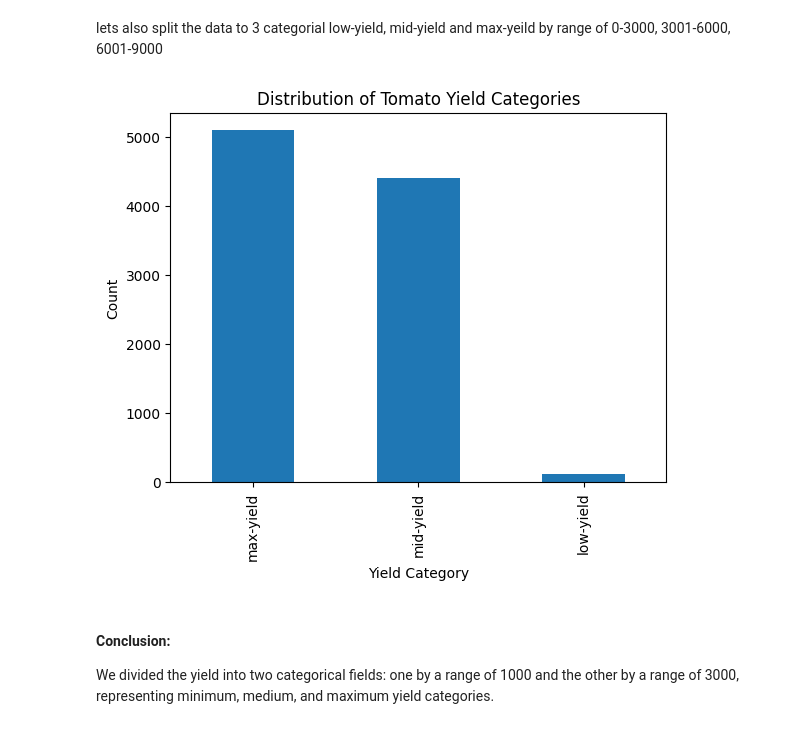
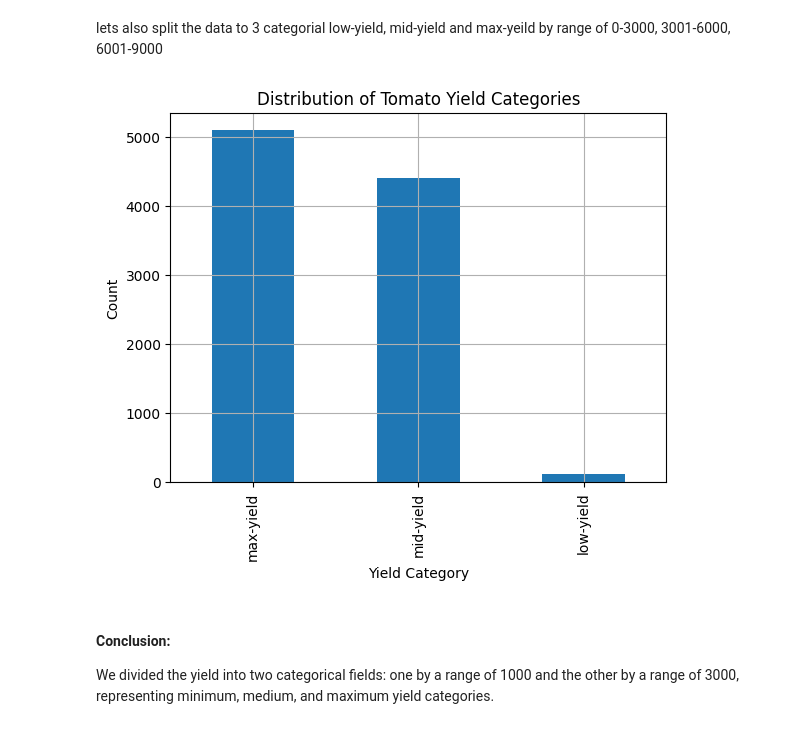
Before and after one commit to matan-avitan/Data-processing-analysis-and-presentation-course, a Jupyter notebook: Copy_of_Tomato.ipynb, the cells around one changed output. Drawn from its saved outputs; the diff is of its cells as text; code cells hidden in the pictures.

```diff
--- a/Copy_of_Tomato.ipynb
+++ b/Copy_of_Tomato.ipynb
@@ -313,24 +314,25 @@ lets also split the data to 3 categorial low-yield, mid-yield and max-yeild by r
 # %%
 # Define bin edges
 bin_edges = [0, 3000, 6000, 9000]
 
 # Define labels
 labels = ['low-yield', 'mid-yield', 'max-yield']
 
 # Create new categorical column
 tomatoes['yield_category'] = pd.cut(tomatoes['tomato_yield'], bins=bin_edges, labels=labels)
 
 # Count values in each group and specify the order of categories
 group_counts = tomatoes['yield_category'].value_counts()
 
 # Plot bar plot
 group_counts.plot(kind='bar')
 plt.xlabel('Yield Category')
 plt.ylabel('Count')
 plt.title('Distribution of Tomato Yield Categories')
+plt.grid(True)
 plt.show()
 # %% [output]
-[figure, old version]
+[figure, new version]
 # %% [markdown]
 #### Conclusion:
 
```
Also changed, not shown: parts of 46 cells of this notebook.
